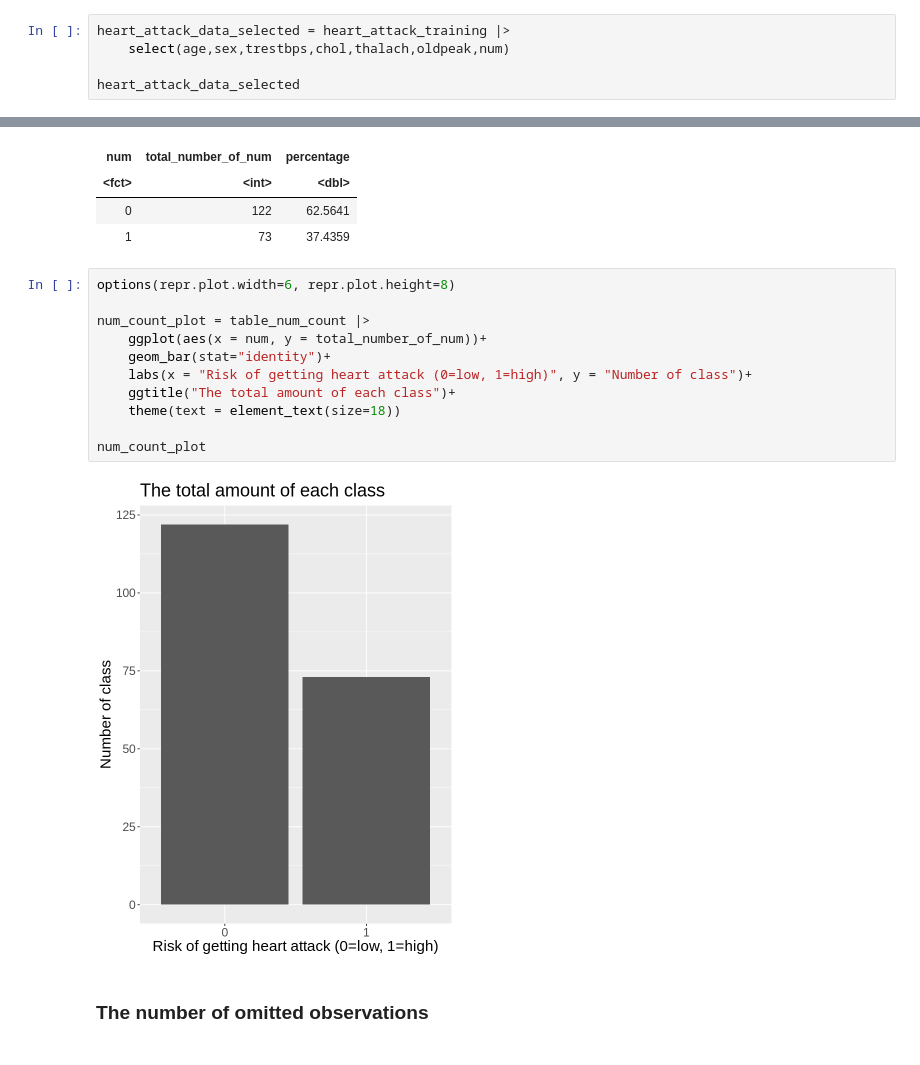
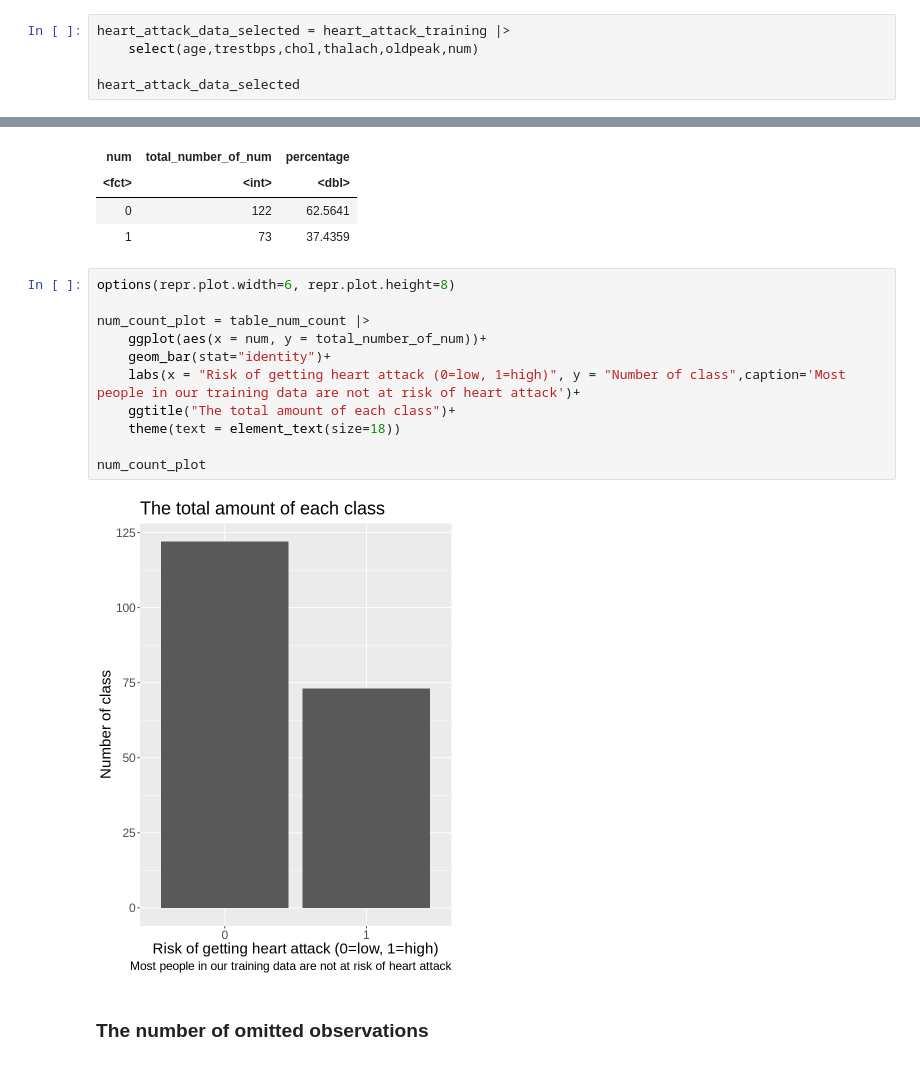
Before and after one commit to RichardAdhika22/heart_attack_prediction_knn, a Jupyter notebook: preliminary_analysis.ipynb, the cells around one changed output, grey strips where cells are left out. Saved outputs shown, nothing was run; the diff lists cells and outputs as text.

Commit message:
Added descriptions of cleaning and wrangling data

```diff
--- a/preliminary_analysis.ipynb
+++ b/preliminary_analysis.ipynb
@@ -46,7 +47,7 @@ heart_attack_training = training(heart_attack_split)
 heart_attack_testing = testing(heart_attack_split)
 # %%
 heart_attack_data_selected = heart_attack_training |>
-    select(age,sex,trestbps,chol,thalach,oldpeak,num)
+    select(age,trestbps,chol,thalach,oldpeak,num)
 
 heart_attack_data_selected
 # %% [output]
@@ -118,16 +125,16 @@ A tibble: 2 × 3
 # %%
 options(repr.plot.width=6, repr.plot.height=8)
 
 num_count_plot = table_num_count |>
     ggplot(aes(x = num, y = total_number_of_num))+
     geom_bar(stat="identity")+
-    labs(x = "Risk of getting heart attack (0=low, 1=high)", y = "Number of class")+
+    labs(x = "Risk of getting heart attack (0=low, 1=high)", y = "Number of class",caption='Most people in our training data are not at risk of heart attack')+
     ggtitle("The total amount of each class")+
     theme(text = element_text(size=18))
 
 num_count_plot
 # %% [output]
-[figure, old version]
+[figure, new version]
 # %% [markdown]
 ### The number of omitted observations
 # %%
```
Also changed, not shown: parts of 11 cells of this notebook.
